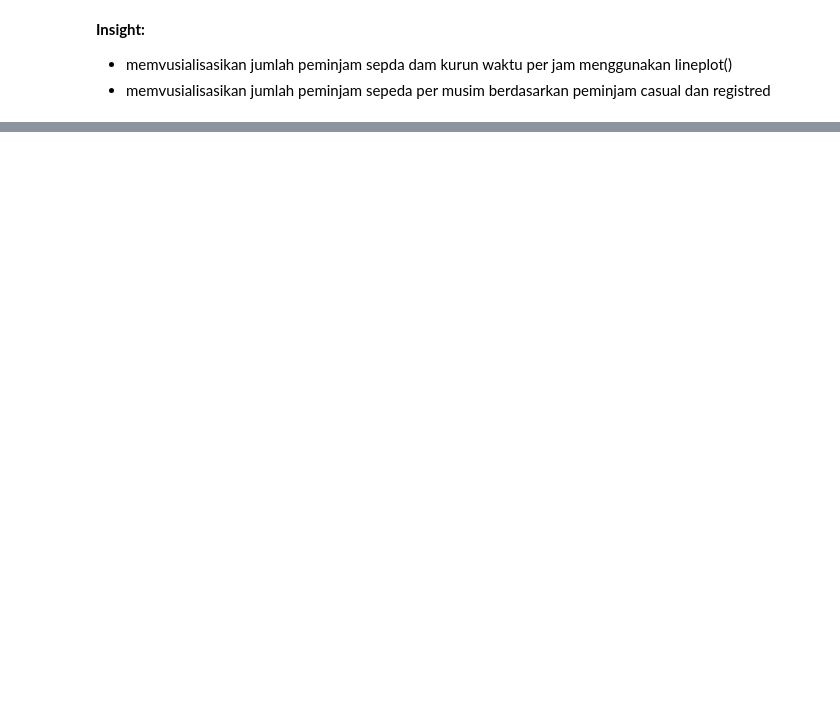
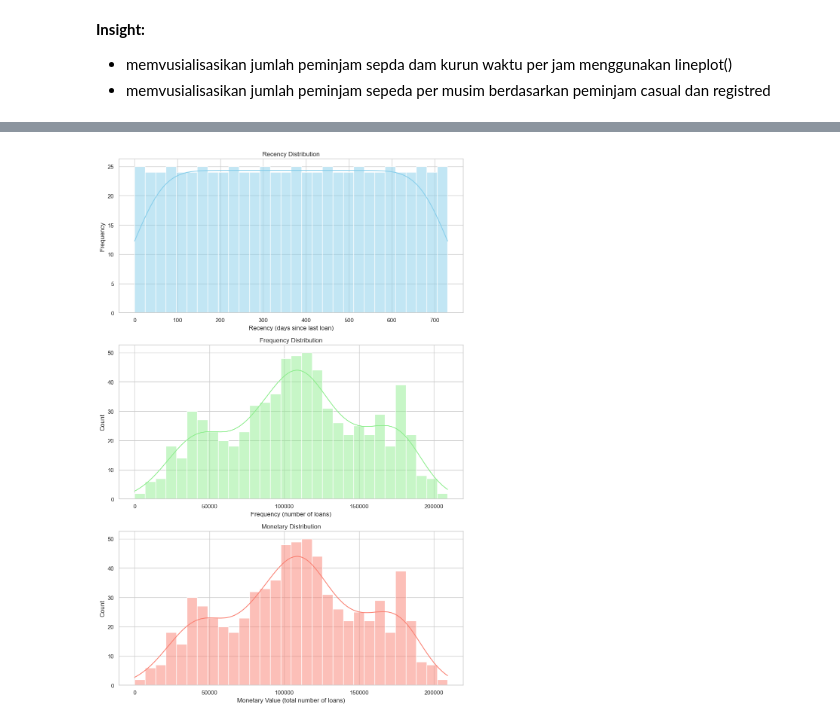
Before and after one commit to adamasyari/analisis-pinjaman-sepeda, a Jupyter notebook: Proyek_Analisis_Data (1).ipynb, the cells around one changed output, grey strips where cells are left out. Cells and saved outputs as stored; diff of their text form; code cells hidden in the pictures; blank space fills up the shorter version.

```diff
--- a/Proyek_Analisis_Data (1).ipynb
+++ b/Proyek_Analisis_Data (1).ipynb
@@ -368,0 +379,14 @@ Passing `palette` without assigning `hue` is deprecated and will be removed in v
+# %%
+rfm_data = merged_df.groupby('dteday').agg({
+    'cnt_day': 'sum'
+}).reset_index()
+
+latest_date = rfm_data['dteday'].max()
+
+
+rfm_data['Recency'] = (latest_date - rfm_data['dteday']).dt.days
+rfm_data['Frequency'] = rfm_data['cnt_day']
+rfm_data['Monetary'] = rfm_data['cnt_day']
+
+rfm_data_cleaned = rfm_data[['dteday', 'Recency', 'Frequency', 'Monetary']]
+rfm_data_cleaned.head()
@@ -368,0 +400,24 @@ Passing `palette` without assigning `hue` is deprecated and will be removed in v
+# %%
+sns.set(style="whitegrid")
+
+fig, axes = plt.subplots(3, 1, figsize=(10, 15))
+
+sns.histplot(rfm_data_cleaned['Recency'], bins=30, kde=True, ax=axes[0], color='skyblue')
+axes[0].set_title('Recency Distribution')
+axes[0].set_xlabel('Recency (days since last loan)')
+axes[0].set_ylabel('Frequency')
+
+sns.histplot(rfm_data_cleaned['Frequency'], bins=30, kde=True, ax=axes[1], color='lightgreen')
+axes[1].set_title('Frequency Distribution')
+axes[1].set_xlabel('Frequency (number of loans)')
+axes[1].set_ylabel('Count')
+
+sns.histplot(rfm_data_cleaned['Monetary'], bins=30, kde=True, ax=axes[2], color='salmon')
+axes[2].set_title('Monetary Distribution')
+axes[2].set_xlabel('Monetary Value (total number of loans)')
+axes[2].set_ylabel('Count')
+
+plt.tight_layout()
+plt.show()
+# %% [output]
+[figure, added]
```
Also changed, not shown: parts of 6 cells of this notebook, 1 other file.
